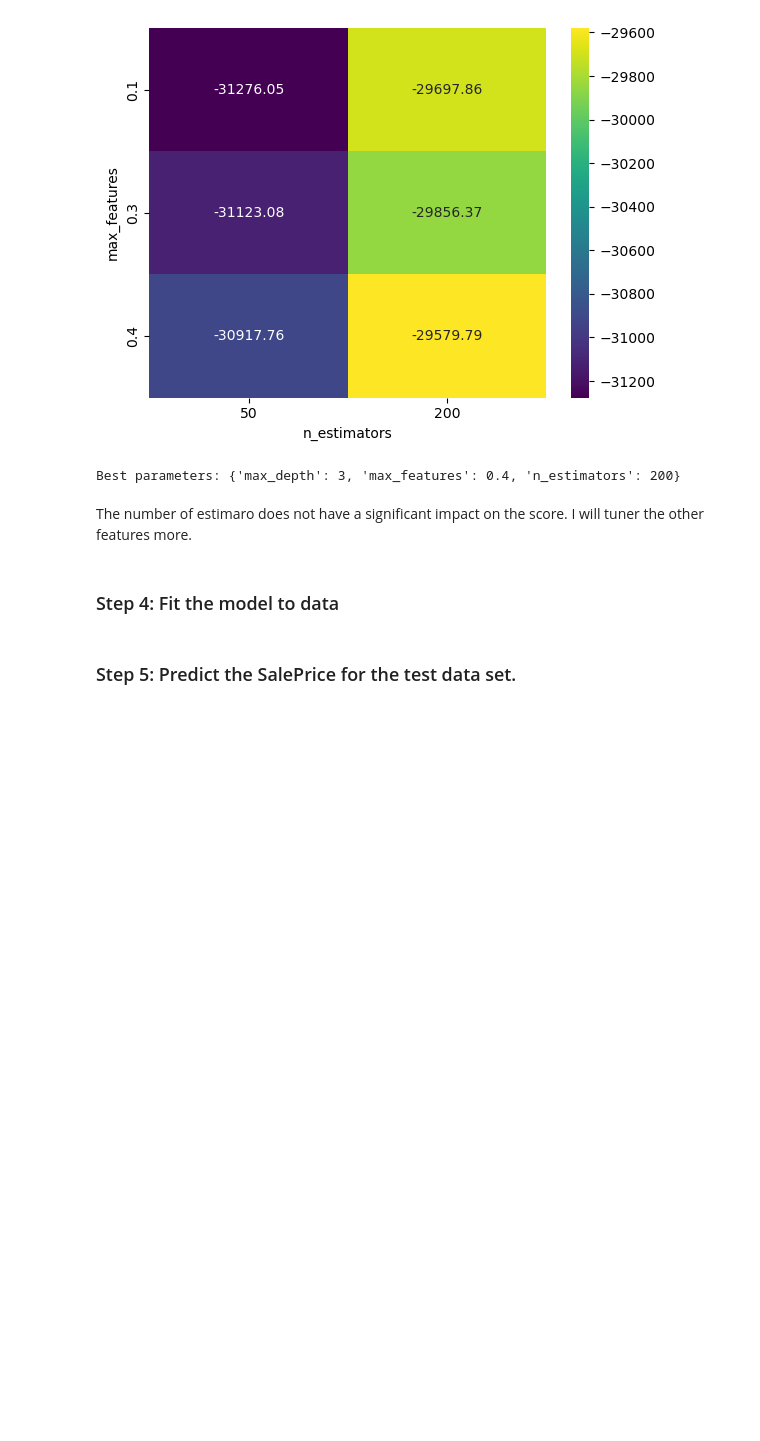
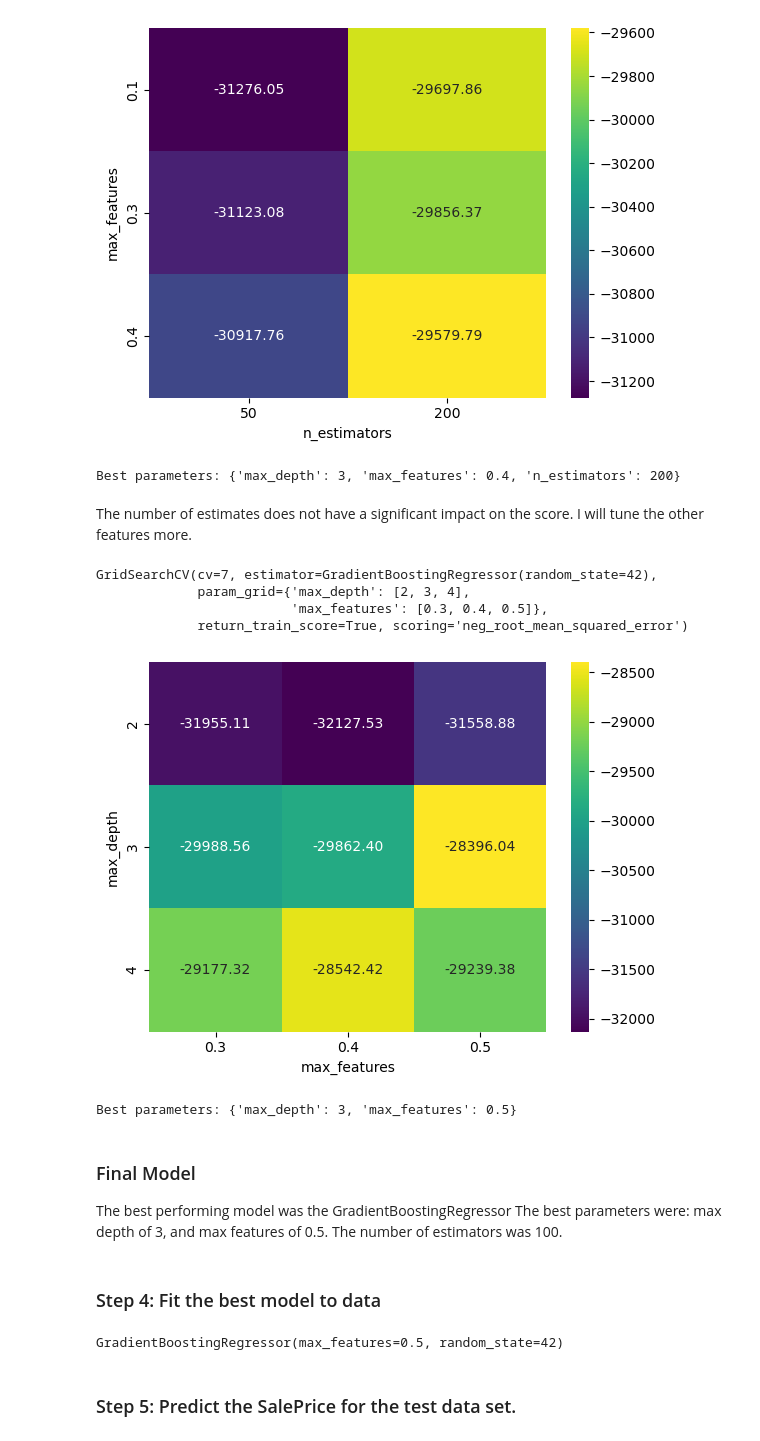
Before and after one commit to SMRain10/Housing-Price-Regression-Competition, a Jupyter notebook: 611_Project_v2.ipynb, the cells around one changed output. Drawn from its saved outputs; the diff is of its cells as text; code cells hidden in the pictures; blank space fills up the shorter version.

```diff
--- a/611_Project_v2.ipynb
+++ b/611_Project_v2.ipynb
@@ -526,16 +526,44 @@ plot_grid_search_results(gb_gs4, 'max_features', 'n_estimators')
 [figure]
 Best parameters: {'max_depth': 3, 'max_features': 0.4, 'n_estimators': 200}
 # %% [markdown]
-The number of estimaro does not have a significant impact on the score. I will tuner the other features more.
+The number of estimates does not have a significant impact on the score. I will tune the other features more.
+# %%
+# Do a GridSearchCV for the GradientBoostingRegressor
+
+gb_model = GradientBoostingRegressor(random_state=42)
+
+# Define the parameter grid
+param_grid = {'max_depth': [2,3,4], 'max_features': [0.3,0.4,0.5]}
+
+# Create the GridSearchCV
+gb_gs5 = GridSearchCV(gb_model, param_grid, cv=7, scoring='neg_root_mean_squared_error', return_train_score=True)
+gb_gs5.fit(X_train, y_train)
+# %% [output]
+GridSearchCV(cv=7, estimator=GradientBoostingRegressor(random_state=42),
+             param_grid={'max_depth': [2, 3, 4],
+                         'max_features': [0.3, 0.4, 0.5]},
+             return_train_score=True, scoring='neg_root_mean_squared_error')
+# %%
+# Pritn the heatmap
+plot_grid_search_results(gb_gs5, 'max_depth', 'max_features')
+# %% [output]
+[figure, added]
+Best parameters: {'max_depth': 3, 'max_features': 0.5}
+# %% [markdown]
+### Final Model
+
+The best performing model was the GradientBoostingRegressor The best parameters were: max depth of 3, and max features of 0.5. The number of estimators was 100.
 # %% [markdown]
-### Step 4: Fit the model to data
+### Step 4: Fit the best model to data
 # %%
 # Fit the best model to the training data at the best parameters
-gb_model = GradientBoostingRegressor(max_depth=5, max_features=0.5, random_state=42)
+model = GradientBoostingRegressor(max_depth=3, max_features=0.5, random_state=42)
 
 
 # Since we will be comparing this model and submitting it to Kaggle I will train the model on the entire set. While this could affect the best parameters I determined, more data is always better.
-gb_model.fit(X, y)
+model.fit(X, y)
+# %% [output]
+GradientBoostingRegressor(max_features=0.5, random_state=42)
 # %% [markdown]
 ### Step 5: Predict the SalePrice for the test data set.
 # %%
```
Also changed, not shown: parts of 1 cell of this notebook.
